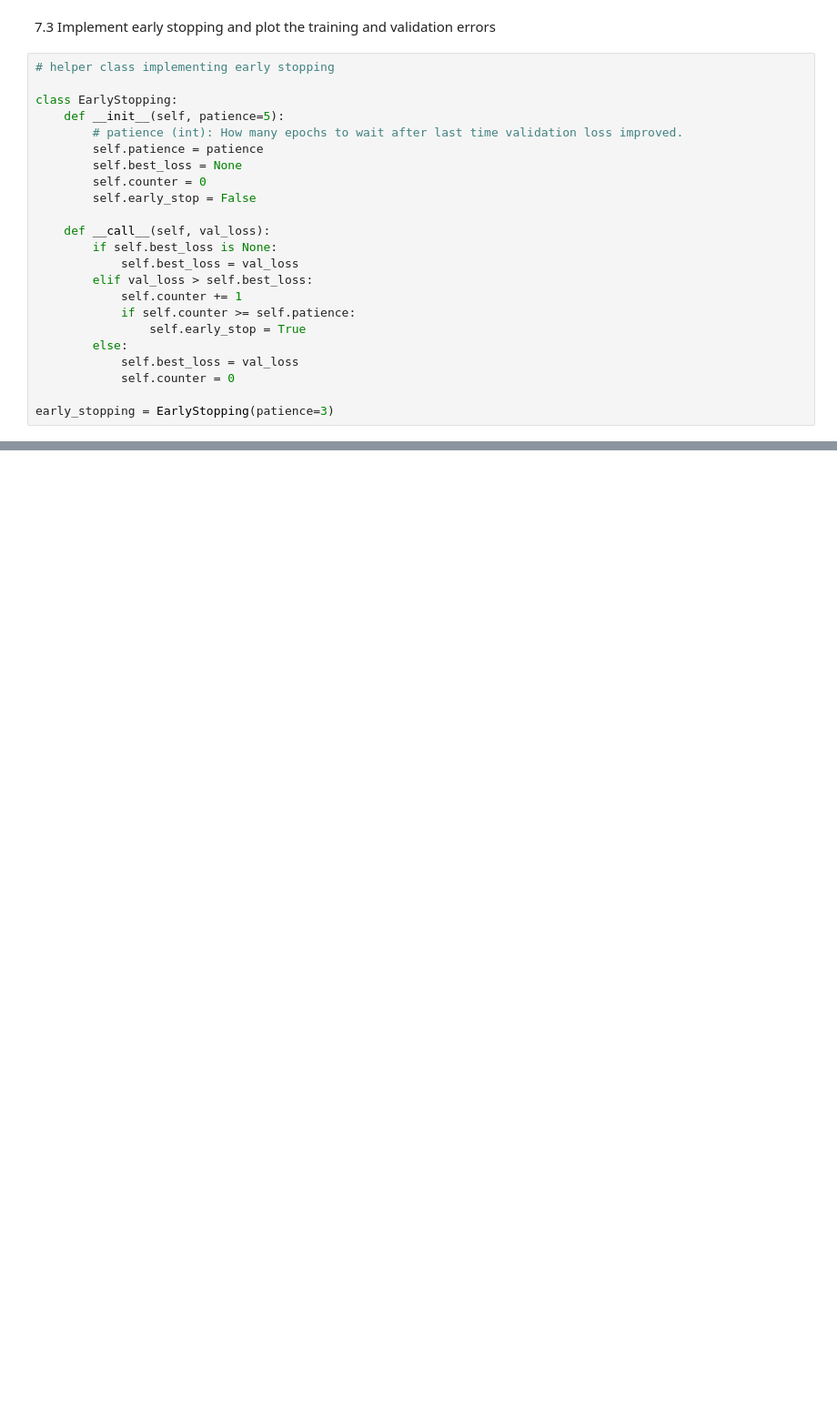
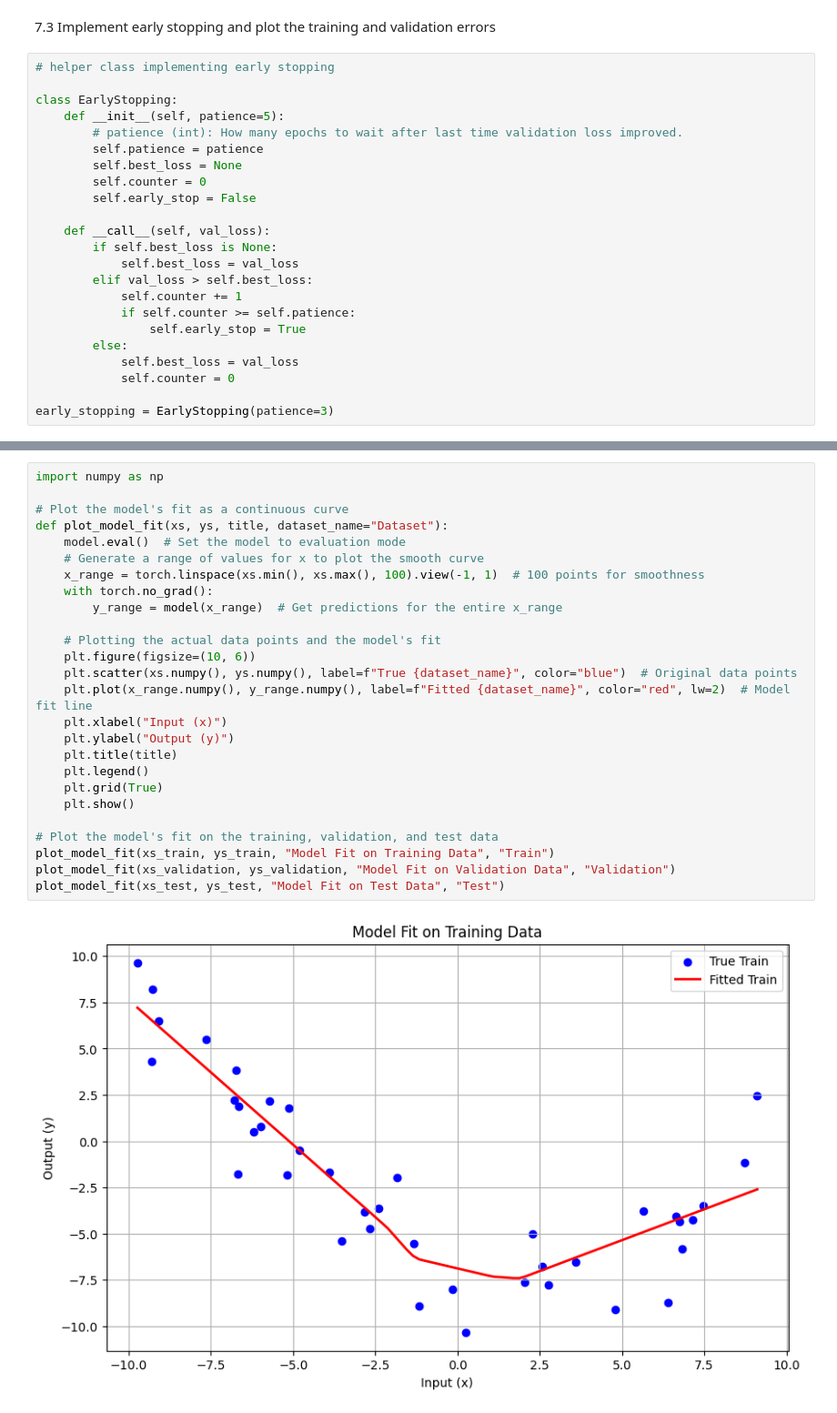
Before and after one commit to Justusperthes/Comphy, a Jupyter notebook: w10/regression.ipynb, the cells around one changed output, grey strips where cells are left out. Shown at 91% size. Saved outputs shown, nothing was run; the diff lists cells and outputs as text; blank space fills up the shorter version.

```diff
--- a/w10/regression.ipynb
+++ b/w10/regression.ipynb
@@ -602,0 +701,28 @@ TypeError: EarlyStopping.__init__() got an unexpected keyword argument 'min_delt
+# %%
+import numpy as np
+
+# Plot the model's fit as a continuous curve
+def plot_model_fit(xs, ys, title, dataset_name="Dataset"):
+    model.eval()  # Set the model to evaluation mode
+    # Generate a range of values for x to plot the smooth curve
+    x_range = torch.linspace(xs.min(), xs.max(), 100).view(-1, 1)  # 100 points for smoothness
+    with torch.no_grad():
+        y_range = model(x_range)  # Get predictions for the entire x_range
+
+    # Plotting the actual data points and the model's fit
+    plt.figure(figsize=(10, 6))
+    plt.scatter(xs.numpy(), ys.numpy(), label=f"True {dataset_name}", color="blue")  # Original data points
+    plt.plot(x_range.numpy(), y_range.numpy(), label=f"Fitted {dataset_name}", color="red", lw=2)  # Model fit line
+    plt.xlabel("Input (x)")
+    plt.ylabel("Output (y)")
+    plt.title(title)
+    plt.legend()
+    plt.grid(True)
+    plt.show()
+
+# Plot the model's fit on the training, validation, and test data
+plot_model_fit(xs_train, ys_train, "Model Fit on Training Data", "Train")
+plot_model_fit(xs_validation, ys_validation, "Model Fit on Validation Data", "Validation")
+plot_model_fit(xs_test, ys_test, "Model Fit on Test Data", "Test")
+# %% [output]
+[figure, added]
```
Also changed, not shown: parts of 6 cells of this notebook.
